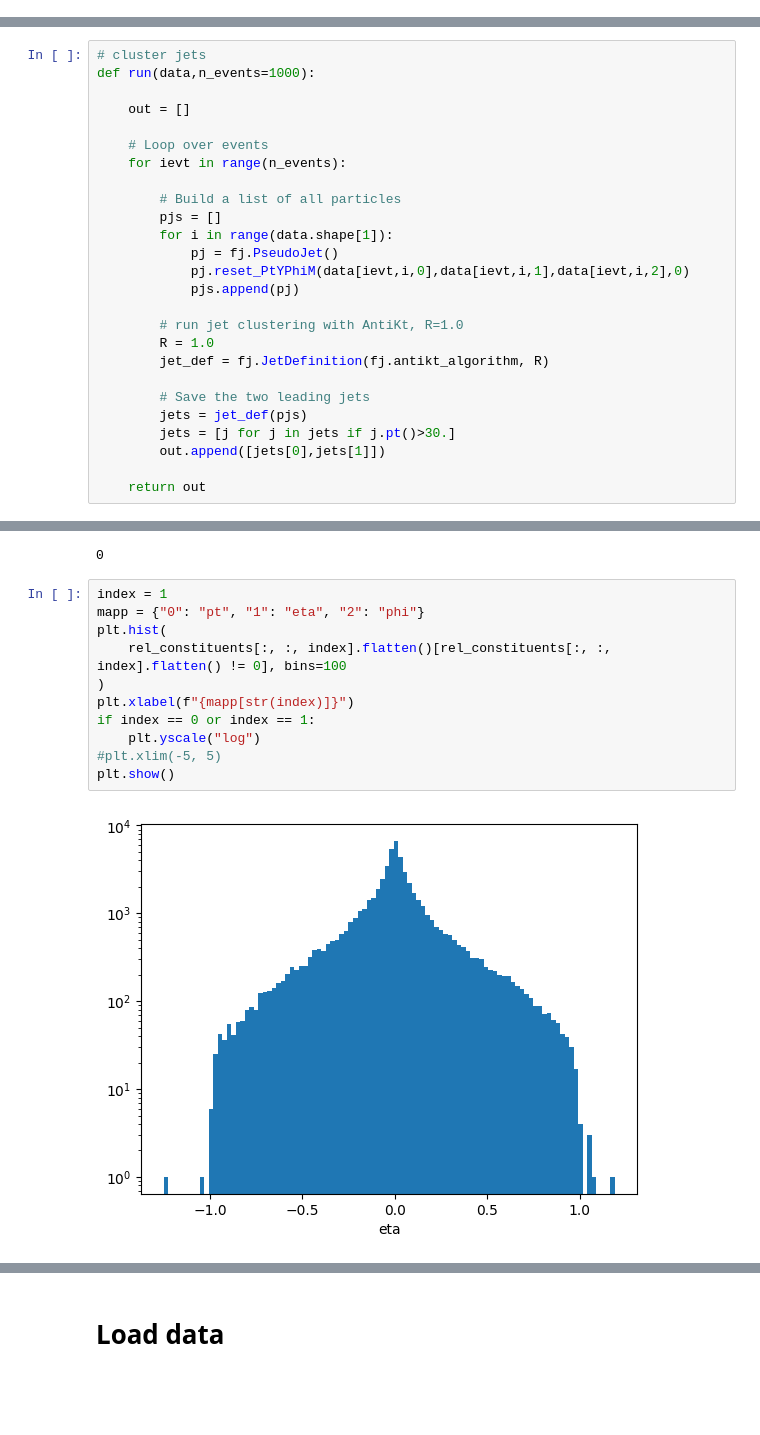
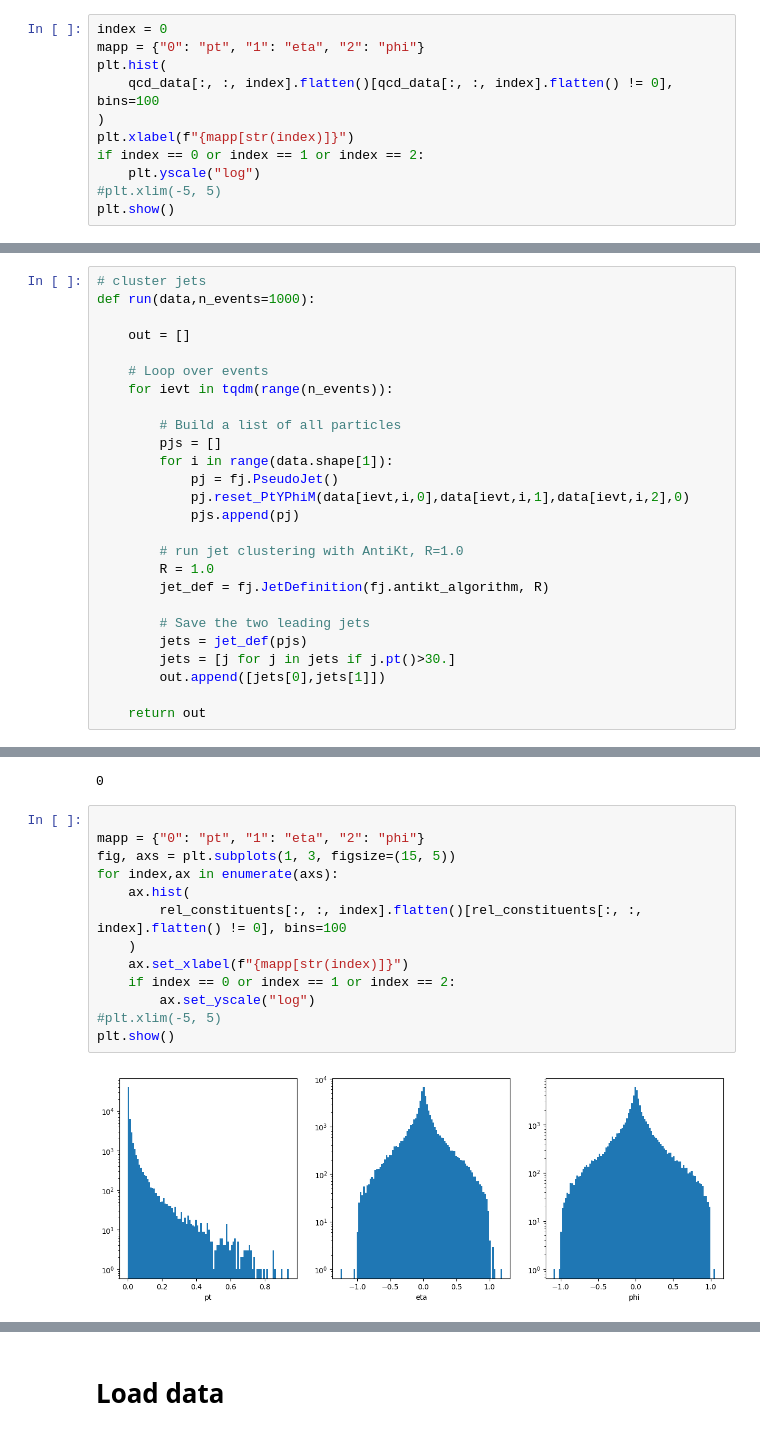
Before and after one commit to ewencedr/FastJet-LHCO, a Jupyter notebook: LHCO_data.ipynb, the cells around one changed output, grey strips where cells are left out. Drawn from its saved outputs; the diff is of its cells as text; blank space fills up the shorter version.

```diff
--- a/LHCO_data.ipynb
+++ b/LHCO_data.ipynb
@@ -341,3 +343,14 @@ print(sig_data.shape)
 # %% [output]
 (1000000, 700, 3)
 (1000000, 700, 3)
+# %%
+index = 0
+mapp = {"0": "pt", "1": "eta", "2": "phi"}
+plt.hist(
+    qcd_data[:, :, index].flatten()[qcd_data[:, :, index].flatten() != 0], bins=100
+)
+plt.xlabel(f"{mapp[str(index)]}")
+if index == 0 or index == 1 or index == 2:
+    plt.yscale("log")
+#plt.xlim(-5, 5)
+plt.show()
@@ -348,7 +365,7 @@ def run(data,n_events=1000):
     out = []
 
     # Loop over events
-    for ievt in range(n_events):
+    for ievt in tqdm(range(n_events)):
 
         # Build a list of all particles
         pjs = []
@@ -504,15 +550,17 @@ print(counter)
 # %% [output]
 0
 # %%
-index = 1
+
 mapp = {"0": "pt", "1": "eta", "2": "phi"}
-plt.hist(
-    rel_constituents[:, :, index].flatten()[rel_constituents[:, :, index].flatten() != 0], bins=100
-)
-plt.xlabel(f"{mapp[str(index)]}")
-if index == 0 or index == 1:
-    plt.yscale("log")
+fig, axs = plt.subplots(1, 3, figsize=(15, 5))
+for index,ax in enumerate(axs):
+    ax.hist(
+        rel_constituents[:, :, index].flatten()[rel_constituents[:, :, index].flatten() != 0], bins=100
+    )
+    ax.set_xlabel(f"{mapp[str(index)]}")
+    if index == 0 or index == 1 or index == 2:
+        ax.set_yscale("log")
 #plt.xlim(-5, 5)
 plt.show()
 # %% [output]
-[figure, old version]
+[figure, new version]
```
Also changed, not shown: parts of 10 cells of this notebook.
